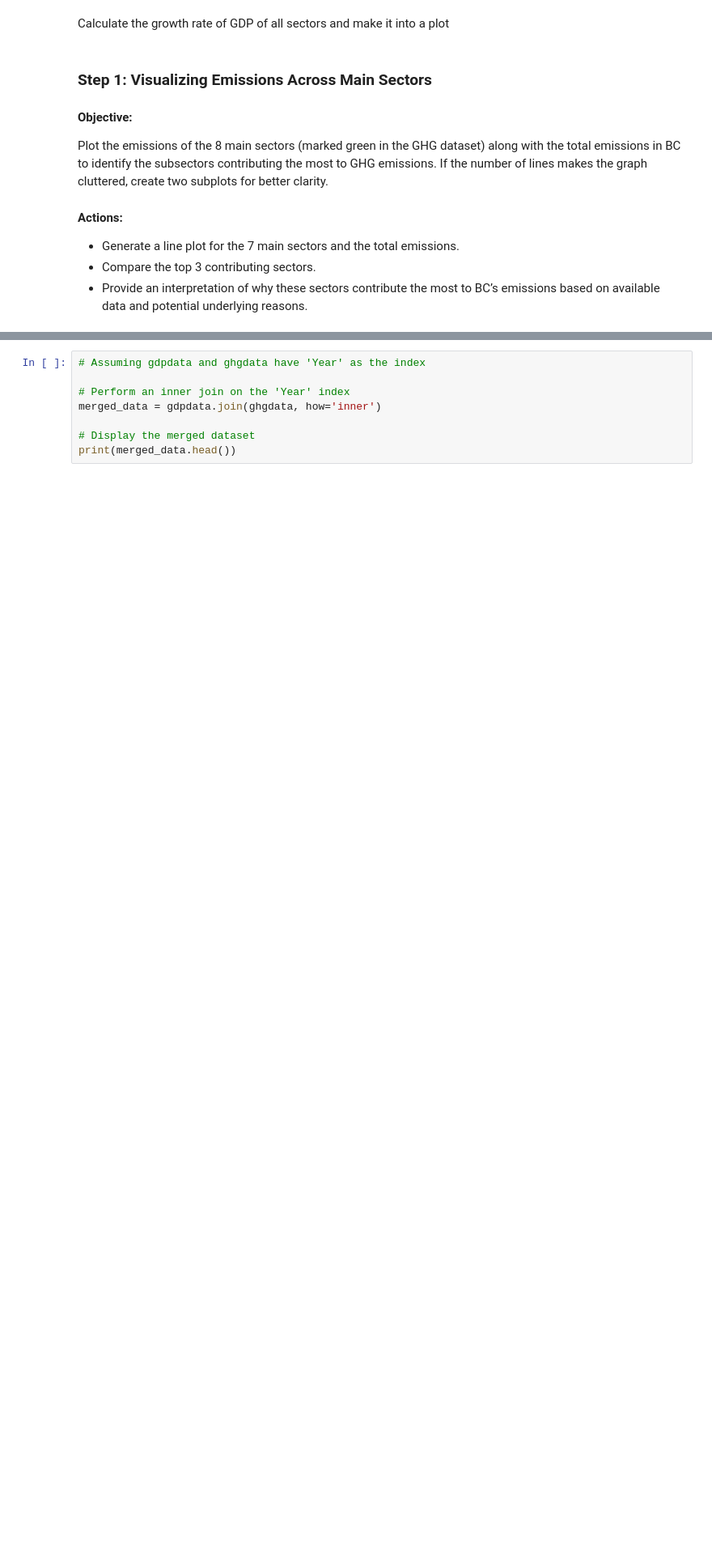
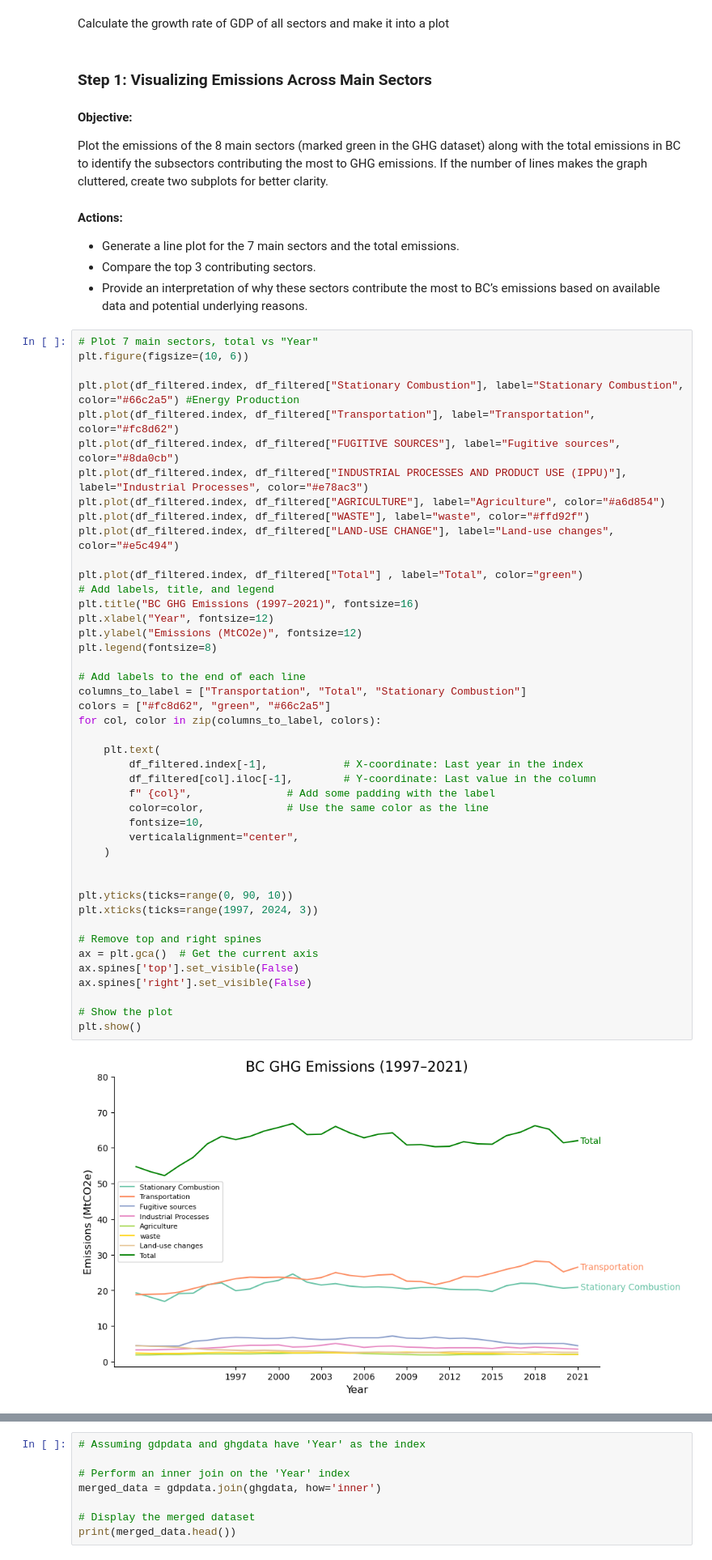
Before and after one commit to TuanTHoang/ECON-323-Group-Project, a Jupyter notebook: Carbon Emission Group Project - Tuan added stuff.ipynb, the cells around one changed output, grey strips where cells are left out. Shown: that part at 81% size. Drawn from its saved outputs; the diff is of its cells as text; blank space fills up the shorter version.

```diff
--- a/Carbon Emission Group Project - Tuan added stuff.ipynb
+++ b/Carbon Emission Group Project - Tuan added stuff.ipynb
@@ -329,6 +287,52 @@ Plot the emissions of the 8 main sectors (marked green in the GHG dataset) along
 - Generate a line plot for the 7 main sectors and the total emissions.
 - Compare the top 3 contributing sectors.
 - Provide an interpretation of why these sectors contribute the most to BC’s emissions based on available data and potential underlying reasons.
+# %%
+# Plot 7 main sectors, total vs "Year"
+plt.figure(figsize=(10, 6))
+
+plt.plot(df_filtered.index, df_filtered["Stationary Combustion"], label="Stationary Combustion", color="#66c2a5") #Energy Production
+plt.plot(df_filtered.index, df_filtered["Transportation"], label="Transportation", color="#fc8d62")
+plt.plot(df_filtered.index, df_filtered["FUGITIVE SOURCES"], label="Fugitive sources", color="#8da0cb")
+plt.plot(df_filtered.index, df_filtered["INDUSTRIAL PROCESSES AND PRODUCT USE (IPPU)"], label="Industrial Processes", color="#e78ac3")
+plt.plot(df_filtered.index, df_filtered["AGRICULTURE"], label="Agriculture", color="#a6d854")
+plt.plot(df_filtered.index, df_filtered["WASTE"], label="waste", color="#ffd92f")
+plt.plot(df_filtered.index, df_filtered["LAND-USE CHANGE"], label="Land-use changes", color="#e5c494")
+
+plt.plot(df_filtered.index, df_filtered["Total"] , label="Total", color="green")
+# Add labels, title, and legend
+plt.title("BC GHG Emissions (1997–2021)", fontsize=16)
+plt.xlabel("Year", fontsize=12)
+plt.ylabel("Emissions (MtCO2e)", fontsize=12)
+plt.legend(fontsize=8)
+
+# Add labels to the end of each line
+columns_to_label = ["Transportation", "Total", "Stationary Combustion"]
+colors = ["#fc8d62", "green", "#66c2a5"]
+for col, color in zip(columns_to_label, colors):
+
+    plt.text(
+        df_filtered.index[-1],            # X-coordinate: Last year in the index
+        df_filtered[col].iloc[-1],        # Y-coordinate: Last value in the column
+        f" {col}",               # Add some padding with the label
+        color=color,             # Use the same color as the line
+        fontsize=10,
+        verticalalignment="center",
+    )
+
+
+plt.yticks(ticks=range(0, 90, 10))
+plt.xticks(ticks=range(1997, 2024, 3))
+
+# Remove top and right spines
+ax = plt.gca()  # Get the current axis
+ax.spines['top'].set_visible(False)
+ax.spines['right'].set_visible(False)
+
+# Show the plot
+plt.show()
+# %% [output]
+[figure, added]
 # %% [markdown]
 ### CHAT GPT Response
 Transportation and stationary combustion (like industrial processes, residential heating, and power generation) are often the main contributors to greenhouse gas (GHG) emissions in many regions, including British Columbia (BC), due to a variety of factors. Here's a breakdown of why these two sectors might be the primary sources of emissions in BC:
```
Also changed, not shown: parts of 6 cells of this notebook.
